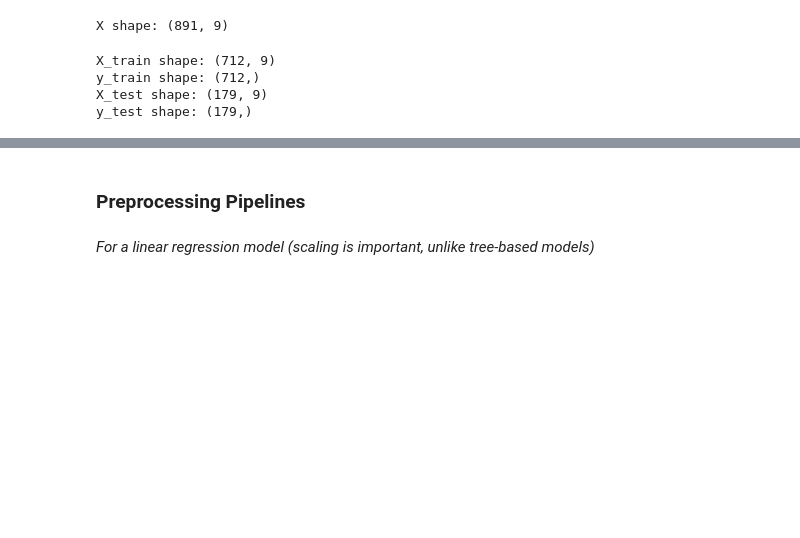
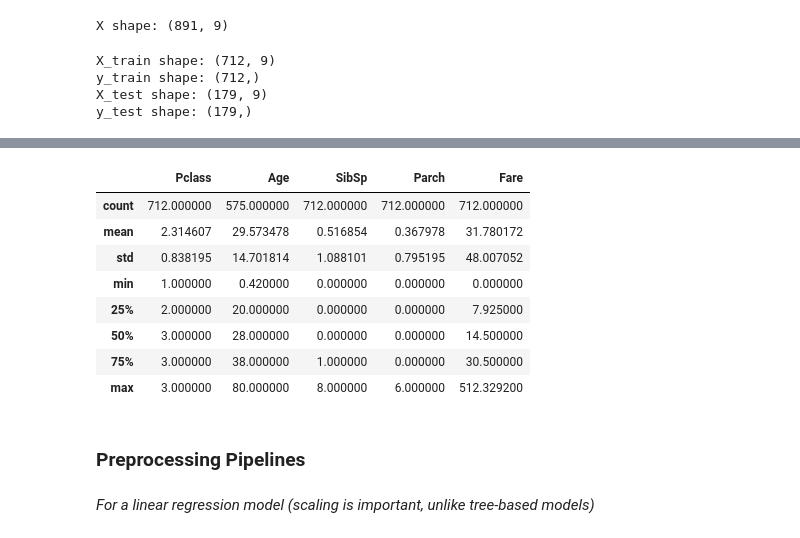
Before and after one commit to F-Fer/HOML-3_Exercises, a Jupyter notebook: MySolutions/Chapter-3/Notebooks/Chapter-3.ipynb, the cells around one changed output, grey strips where cells are left out. Cells and saved outputs as stored; diff of their text form; code cells hidden in the pictures; blank space fills up the shorter version.

```diff
--- a/MySolutions/Chapter-3/Notebooks/Chapter-3.ipynb
+++ b/MySolutions/Chapter-3/Notebooks/Chapter-3.ipynb
@@ -632,6 +632,18 @@ Data columns (total 9 columns):
  8   Embarked  710 non-null    object
 dtypes: float64(2), int64(3), object(4)
 memory usage: 55.6+ KB
+# %%
+X_train.describe()
+# %% [output]
+|  | Pclass | Age | SibSp | Parch | Fare |
+| count | 712.000000 | 575.000000 | 712.000000 | 712.000000 | 712.000000 |
+| mean | 2.314607 | 29.573478 | 0.516854 | 0.367978 | 31.780172 |
+| std | 0.838195 | 14.701814 | 1.088101 | 0.795195 | 48.007052 |
+| min | 1.000000 | 0.420000 | 0.000000 | 0.000000 | 0.000000 |
+| 25% | 2.000000 | 20.000000 | 0.000000 | 0.000000 | 7.925000 |
+| 50% | 3.000000 | 28.000000 | 0.000000 | 0.000000 | 14.500000 |
+| 75% | 3.000000 | 38.000000 | 1.000000 | 0.000000 | 30.500000 |
+| max | 3.000000 | 80.000000 | 8.000000 | 6.000000 | 512.329200 |
 # %% [markdown]
 ### Preprocessing Pipelines
 # %% [markdown]
```
Also changed, not shown: parts of 19 cells of this notebook, 3 other files.
